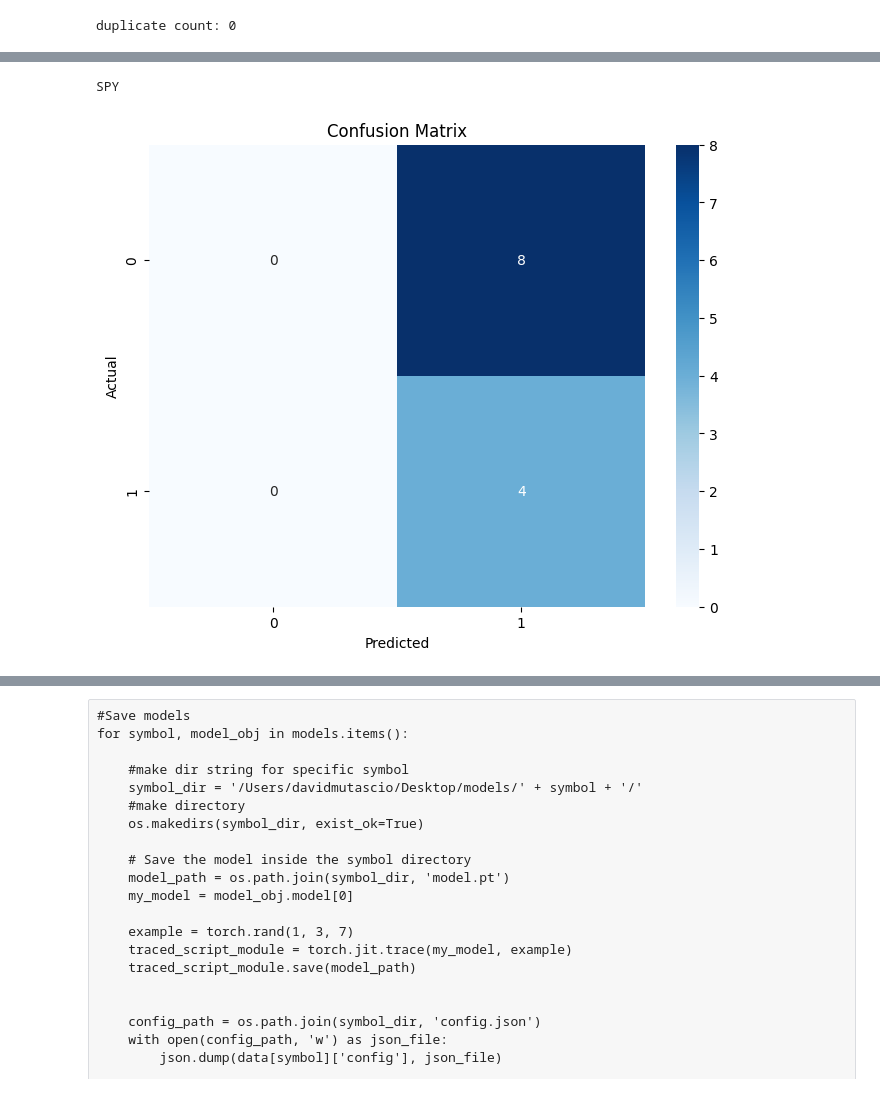
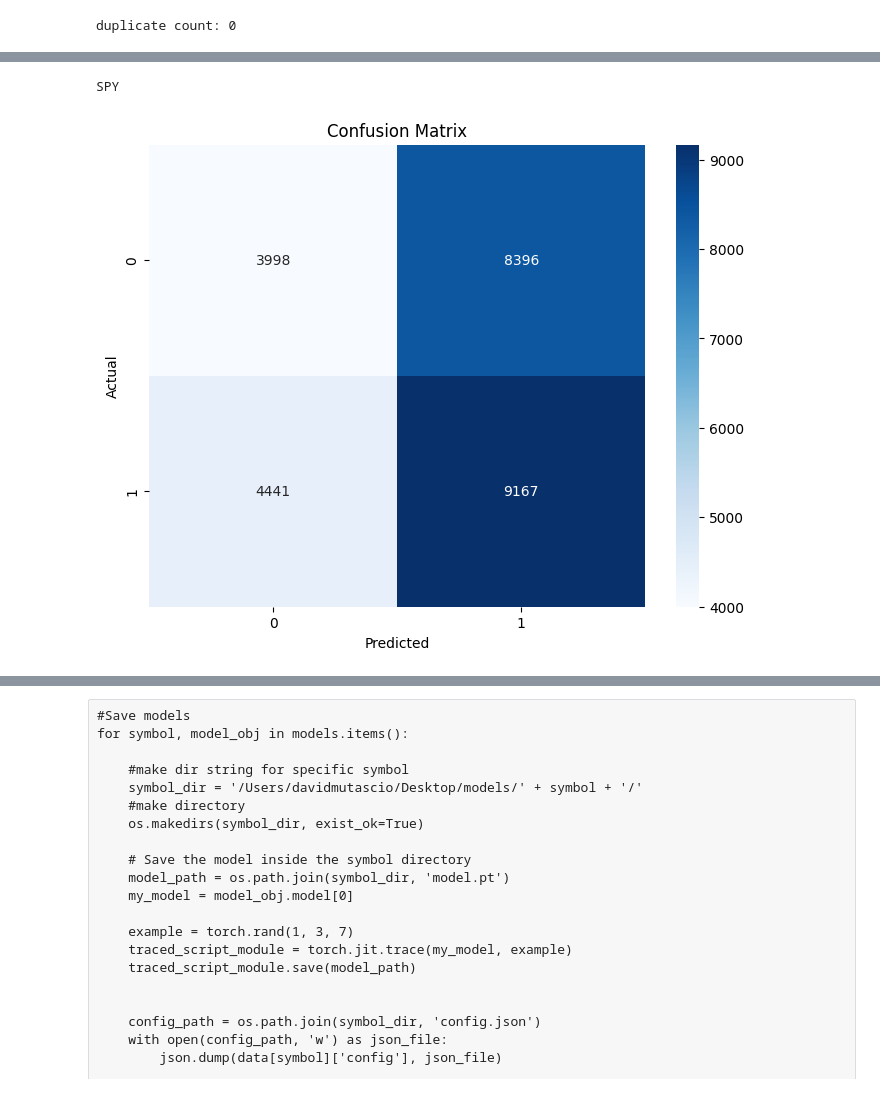
Before and after one commit to dmutascio/enigmaTrainer, a Jupyter notebook: enigmaTrainer.ipynb, the cells around one changed output, grey strips where cells are left out. Drawn from its saved outputs; the diff is of its cells as text; code cells hidden in the pictures.

```diff
--- a/enigmaTrainer.ipynb
+++ b/enigmaTrainer.ipynb
@@ -878,10 +882,29 @@ SPY
-# %%
-for symbol, model in models.items():
-    print(symbol)
-    model.graph_confusion()
-# %% [output]
-SPY
-[figure, removed]
+# %%
+
+for symbol, model in models.items():
+    print(symbol)
+    predicted_tensor = torch.cat(model.training_data['predicted'], dim=0)
+    actual_tensor = torch.cat(model.training_data['actual'], dim=0)
+
+    threshold = 0.0
+    y_pred_binary = (np.array(predicted_tensor) > threshold).astype(int)
+    y_test_binary = (np.array(actual_tensor) > threshold).astype(int)
+    y_pred_binary=y_pred_binary.flatten()
+    y_test_binary=y_test_binary.flatten()
+
+    # Create a confusion matrix
+    conf_matrix = confusion_matrix(y_test_binary, y_pred_binary)
+
+    # Display the confusion matrix using seaborn
+    plt.figure(figsize=(8, 6))
+    sns.heatmap(conf_matrix, annot=True, fmt="d", cmap="Blues", xticklabels=['0', '1'], yticklabels=['0', '1'])
+    plt.xlabel('Predicted')
+    plt.ylabel('Actual')
+    plt.title('Confusion Matrix')
+    plt.show()
+# %% [output]
+SPY
+[figure, added]
 # %%
 for symbol, model in models.items():
     print(symbol)
```
Also changed, not shown: parts of 25 cells of this notebook.
